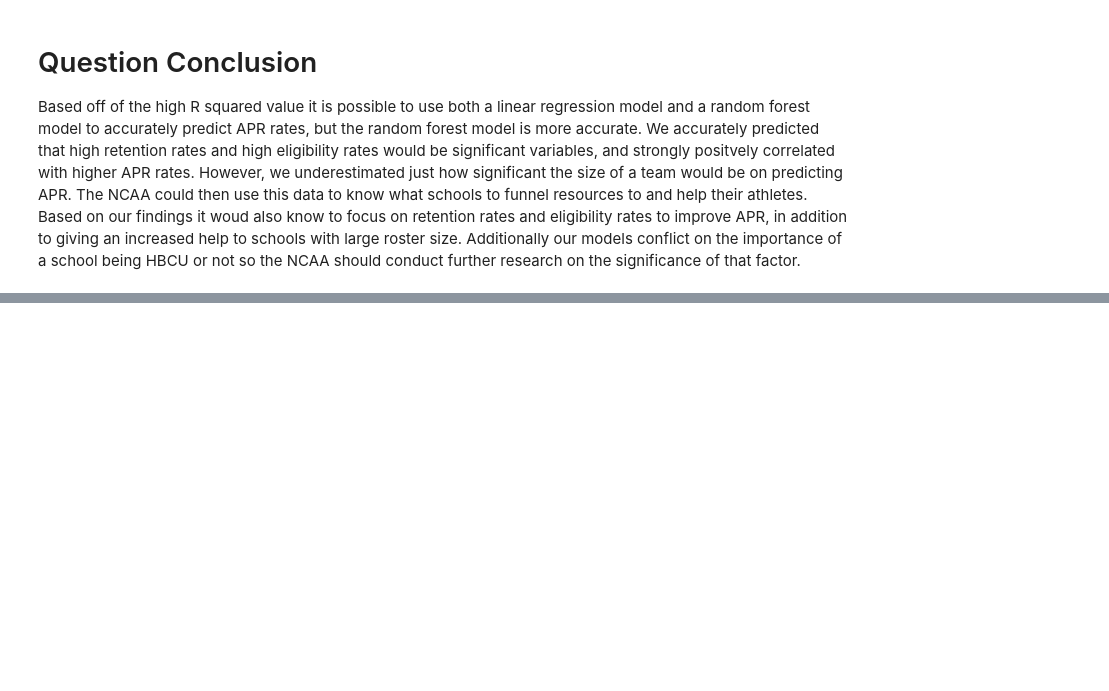
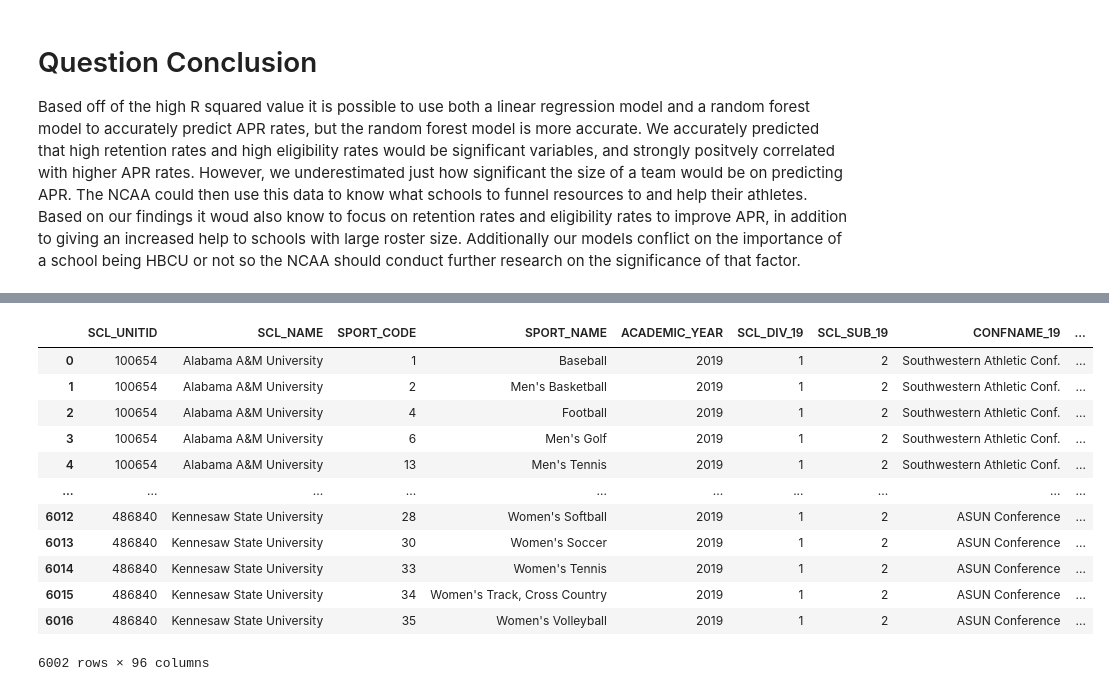
Before and after one commit to Ngilbert0807/DIDA_325_Final-project, a Jupyter notebook: Checkpoints/Checkpoint 3.ipynb, the cells around one changed output, grey strips where cells are left out. Saved outputs shown, nothing was run; the diff lists cells and outputs as text; code cells hidden in the pictures; blank space fills up the shorter version.

```diff
--- a/Checkpoints/Checkpoint 3.ipynb
+++ b/Checkpoints/Checkpoint 3.ipynb
@@ -309,0 +374,24 @@ Based off of the high R squared value it is possible to use both a linear regres
+# %%
+df=clean_data.copy()
+df[['SCL_UNITID', 'SCL_NAME', 'SPORT_CODE', 'SPORT_NAME']].isna().sum() #No na's so no need to dropna
+
+
+#Creating Total sum of sports per school, including division for later
+sports_per_school = df.groupby(['SCL_UNITID', 'SCL_NAME', 'CONFNAME_19'])['SPORT_CODE'].nunique().reset_index()
+sports_per_school.rename(columns={'SPORT_CODE': 'NUM_SPORTS'}, inplace=True)
+sports_per_school
+df
+# %% [output]
+|  | SCL_UNITID | SCL_NAME | SPORT_CODE | SPORT_NAME | ACADEMIC_YEAR | SCL_DIV_19 | SCL_SUB_19 | CONFNAME_19 | ... |
+| 0 | 100654 | Alabama A&M University | 1 | Baseball | 2019 | 1 | 2 | Southwestern Athletic Conf. | ... |
+| 1 | 100654 | Alabama A&M University | 2 | Men's Basketball | 2019 | 1 | 2 | Southwestern Athletic Conf. | ... |
+| 2 | 100654 | Alabama A&M University | 4 | Football | 2019 | 1 | 2 | Southwestern Athletic Conf. | ... |
+| 3 | 100654 | Alabama A&M University | 6 | Men's Golf | 2019 | 1 | 2 | Southwestern Athletic Conf. | ... |
+| 4 | 100654 | Alabama A&M University | 13 | Men's Tennis | 2019 | 1 | 2 | Southwestern Athletic Conf. | ... |
+| ... | ... | ... | ... | ... | ... | ... | ... | ... | ... |
+| 6012 | 486840 | Kennesaw State University | 28 | Women's Softball | 2019 | 1 | 2 | ASUN Conference | ... |
+| 6013 | 486840 | Kennesaw State University | 30 | Women's Soccer | 2019 | 1 | 2 | ASUN Conference | ... |
+| 6014 | 486840 | Kennesaw State University | 33 | Women's Tennis | 2019 | 1 | 2 | ASUN Conference | ... |
+| 6015 | 486840 | Kennesaw State University | 34 | Women's Track, Cross Country | 2019 | 1 | 2 | ASUN Conference | ... |
+| 6016 | 486840 | Kennesaw State University | 35 | Women's Volleyball | 2019 | 1 | 2 | ASUN Conference | ... |
+6002 rows × 96 columns
```
Also changed, not shown: parts of 11 cells of this notebook.
